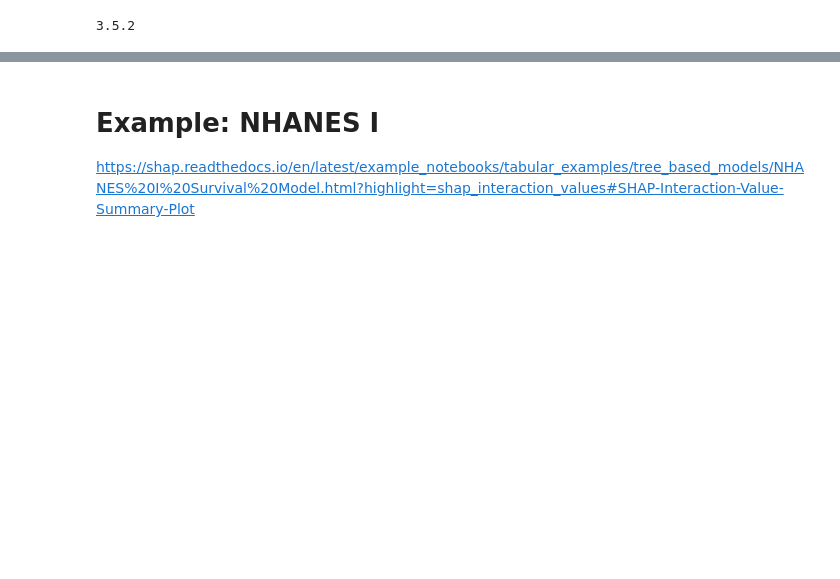
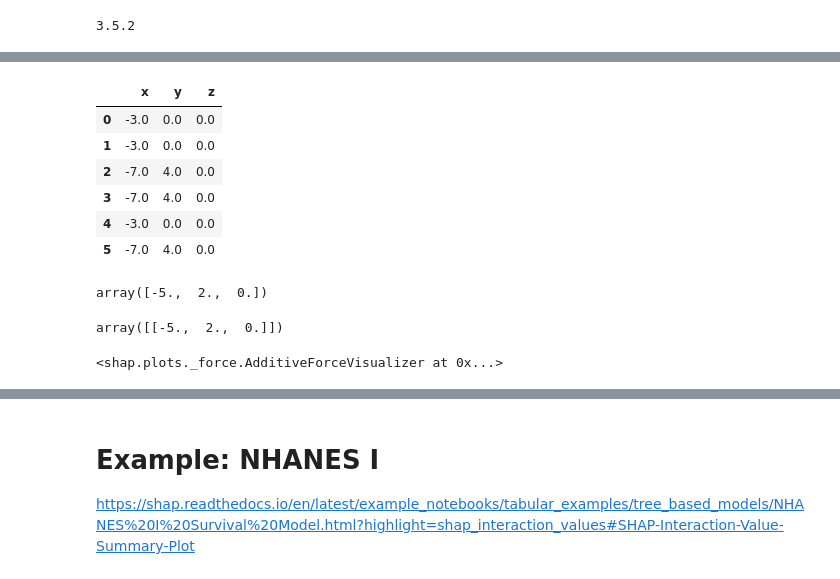
Before and after one commit to simonjisu/XAI2022Spring, a Jupyter notebook: notebooks/TestNotebook.ipynb, the cells around one changed output, grey strips where cells are left out. Cells and saved outputs as stored; diff of their text form; code cells hidden in the pictures; blank space fills up the shorter version.

```diff
--- a/notebooks/TestNotebook.ipynb
+++ b/notebooks/TestNotebook.ipynb
@@ -37,0 +113,31 @@ $$\delta_{ij}(S)=\hat{f}_x(S\cup\{i,j\})-\hat{f}_x(S\cup\{i\})-\hat{f}_x(S\cup\{
+# %%
+data = {'x': [], 'y': [], 'z': []}
+for ks, vs in all_phis.items():
+    for k, v in zip(*(ks, vs)):
+        data[k].append(v)
+
+df_all_phis = pd.DataFrame(data)
+df_all_phis
+# %% [output]
+|  | x | y | z |
+| 0 | -3.0 | 0.0 | 0.0 |
+| 1 | -3.0 | 0.0 | 0.0 |
+| 2 | -7.0 | 4.0 | 0.0 |
+| 3 | -7.0 | 4.0 | 0.0 |
+| 4 | -3.0 | 0.0 | 0.0 |
+| 5 | -7.0 | 4.0 | 0.0 |
+# %%
+shap_values = df_all_phis.mean(0).values
+shap_values
+# %% [output]
+array([-5.,  2.,  0.])
+# %%
+explainer = shap.TreeExplainer(tree_model)
+shap_values2 = explainer.shap_values(X_test)
+shap_values2
+# %% [output]
+array([[-5.,  2.,  0.]])
+# %%
+shap.force_plot(explainer.expected_value, shap_values2[0,:], X_test.iloc[0,:])
+# %% [output]
+<shap.plots._force.AdditiveForceVisualizer at 0x...>
```
Also changed, not shown: parts of 31 cells of this notebook, 2 other files.
